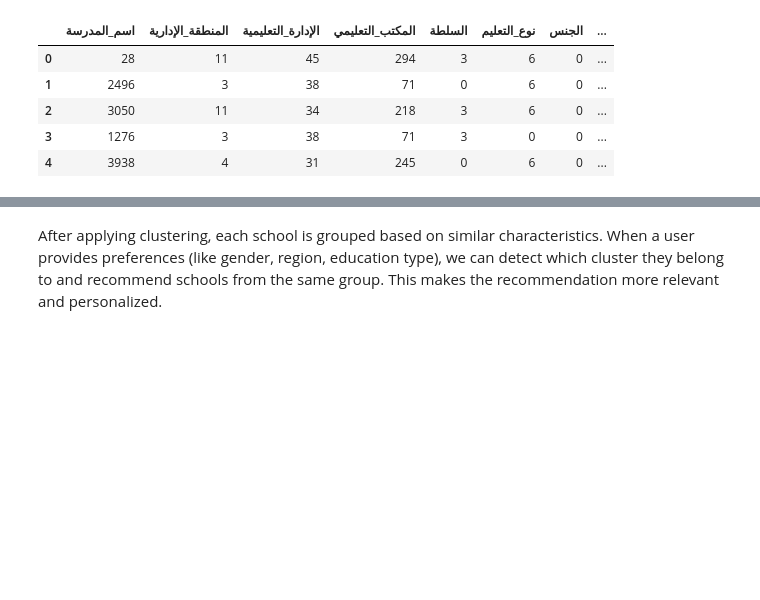
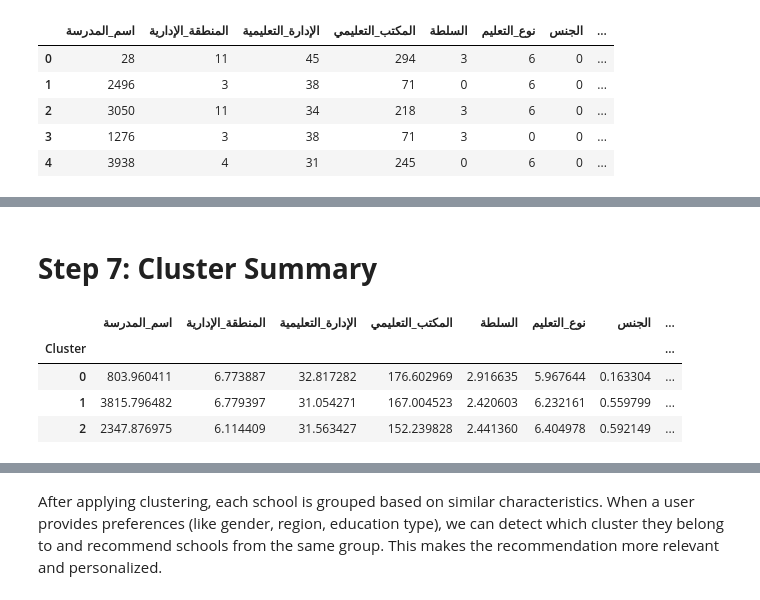
Before and after one commit to AnnoudM/SWE485-Project-Group17, a Jupyter notebook: Unsupervised Learning/Phase3.ipynb, the cells around one changed output, grey strips where cells are left out. Cells and saved outputs as stored; diff of their text form; code cells hidden in the pictures; blank space fills up the shorter version.

```diff
--- a/Unsupervised Learning/Phase3.ipynb
+++ b/Unsupervised Learning/Phase3.ipynb
@@ -82,0 +94,11 @@ plt.show()
+# %% [markdown]
+# **Step 7: Cluster Summary**
+# %%
+# View average values for each cluster
+df.groupby('Cluster').mean()
+# %% [output]
+|  | اسم_المدرسة | المنطقة_الإدارية | الإدارة_التعليمية | المكتب_التعليمي | السلطة | نوع_التعليم | الجنس | ... |
+| Cluster |  |  |  |  |  |  |  | ... |
+| 0 | 803.960411 | 6.773887 | 32.817282 | 176.602969 | 2.916635 | 5.967644 | 0.163304 | ... |
+| 1 | 3815.796482 | 6.779397 | 31.054271 | 167.004523 | 2.420603 | 6.232161 | 0.559799 | ... |
+| 2 | 2347.876975 | 6.114409 | 31.563427 | 152.239828 | 2.441360 | 6.404978 | 0.592149 | ... |
```
Also changed, not shown: parts of 17 cells of this notebook.
